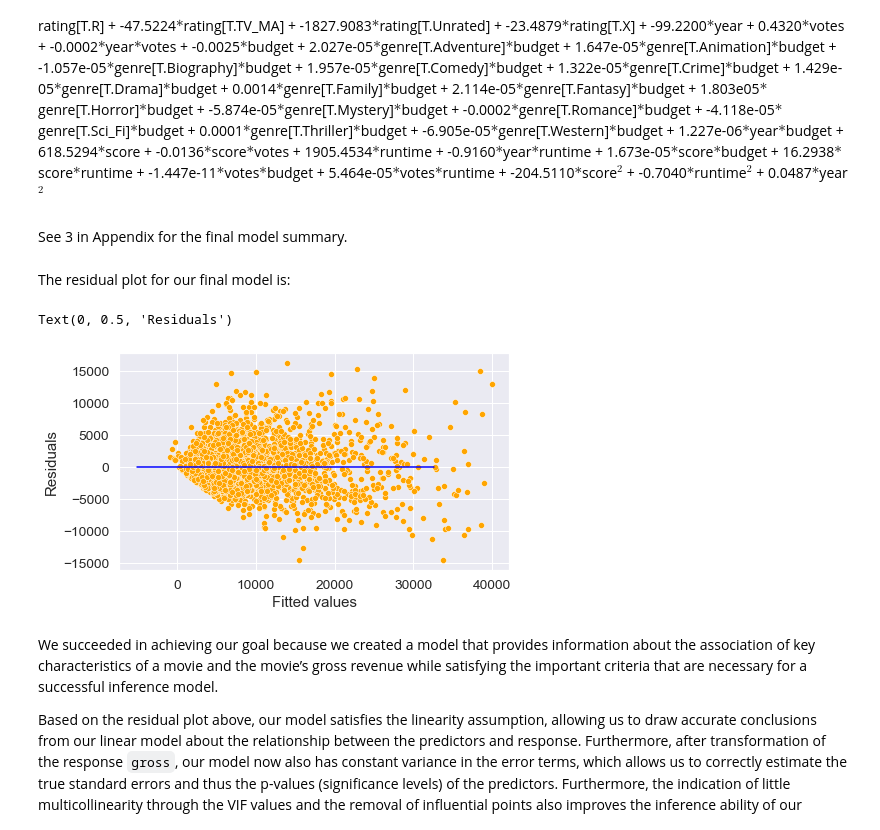
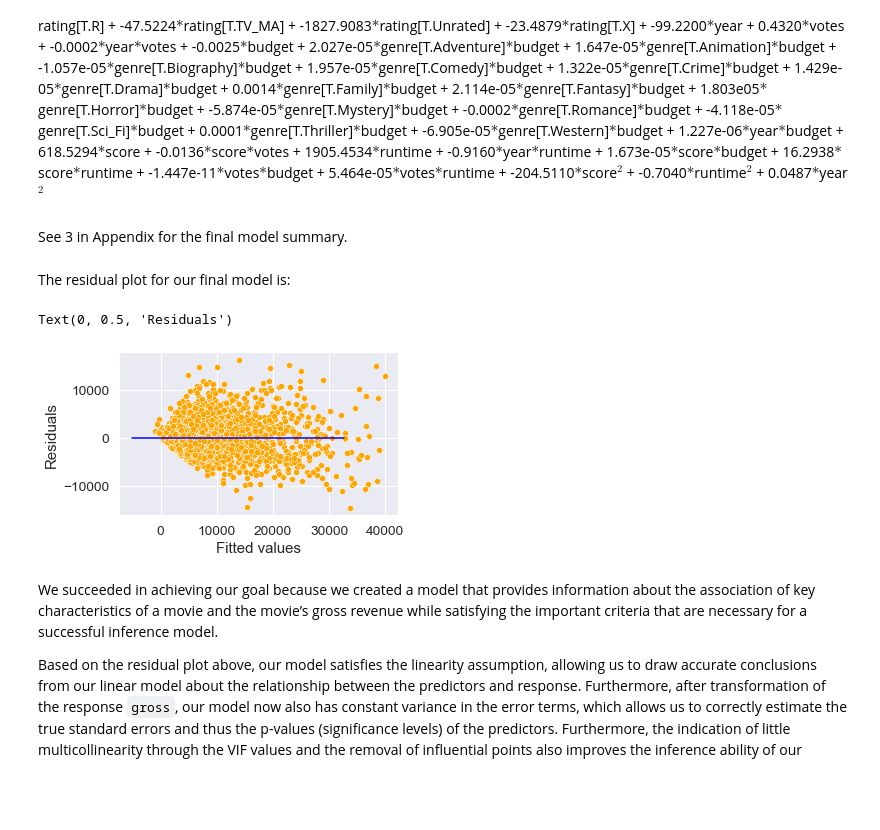
Before and after one commit to isabelgabrielaknight/final-project-303-2, a Jupyter notebook: MarkdownMasters_report.ipynb, the cells around one changed output. Drawn from its saved outputs; the diff is of its cells as text; code cells hidden in the pictures; blank space fills up the shorter version.

```diff
--- a/MarkdownMasters_report.ipynb
+++ b/MarkdownMasters_report.ipynb
@@ -170,6 +158,7 @@ sns.pairplot(train, x_vars=['score'], y_vars=['votes'])
 <seaborn.axisgrid.PairGrid at 0x...>
 [figure]
 # %%
+plt.rcParams['figure.figsize'] = [3, 2]
 sns.lineplot(data = train, x = 'year', y = 'gross')
 # %% [output]
 <AxesSubplot:xlabel='year', ylabel='gross'>
@@ -234,7 +223,7 @@ Before building our model, we first wanted to check if our data satisfied the li
 ols_object = smf.ols(formula = 'gross~budget+genre+rating+votes+continent+runtime+month+score+year', data = train)
 model = ols_object.fit()
 pred_gross = model.predict(test)
-plt.rcParams["figure.figsize"] = (7,4)
+plt.rcParams["figure.figsize"] = (5,3)
 sns.set(font_scale=1.25)
 ax = sns.scatterplot(x = model.fittedvalues, y=model.resid,color = 'orange')
 sns.lineplot(x = [pred_gross.min(),pred_gross.max()],y = [0,0],color = 'blue')
@@ -262,18 +251,20 @@ Once all of the interactions were considered, we also decided to add some transf
-# %% [markdown]
-See 3 in Appendix for the final model summary.
+# %% [markdown]
+See 3 in Appendix for the final model summary.
 # %% [markdown]
 The residual plot for our final model is:
 # %%
+ols_object = smf.ols(formula = 'np.sqrt(gross)~year*votes+year*budget+score*votes+year*runtime+score*budget+score*runtime+votes*budget+votes*runtime+month+genre*budget+rating+I(score**2)+I(runtime**2)+I(year**2)', data = train_filtered)
+model= ols_object.fit()
 pred_gross = model.predict(test)
-plt.rcParams["figure.figsize"] = (7,4)
+plt.rcParams["figure.figsize"] = (5,3)
 sns.set(font_scale=1.25)
 ax = sns.scatterplot(x = model.fittedvalues, y=model.resid,color = 'orange')
 sns.lineplot(x = [pred_gross.min(),pred_gross.max()],y = [0,0],color = 'blue')
 plt.xlabel('Fitted values')
 plt.ylabel('Residuals')
 # %% [output]
 Text(0, 0.5, 'Residuals')
-[figure, old version]
+[figure, new version]
 # %% [markdown]
 We succeeded in achieving our goal because we created a model that provides information about the association of key characteristics of a movie and the movie’s gross revenue while satisfying the important criteria that are necessary for a successful inference model.
 
```
Also changed, not shown: parts of 13 cells of this notebook, 1 other file.
